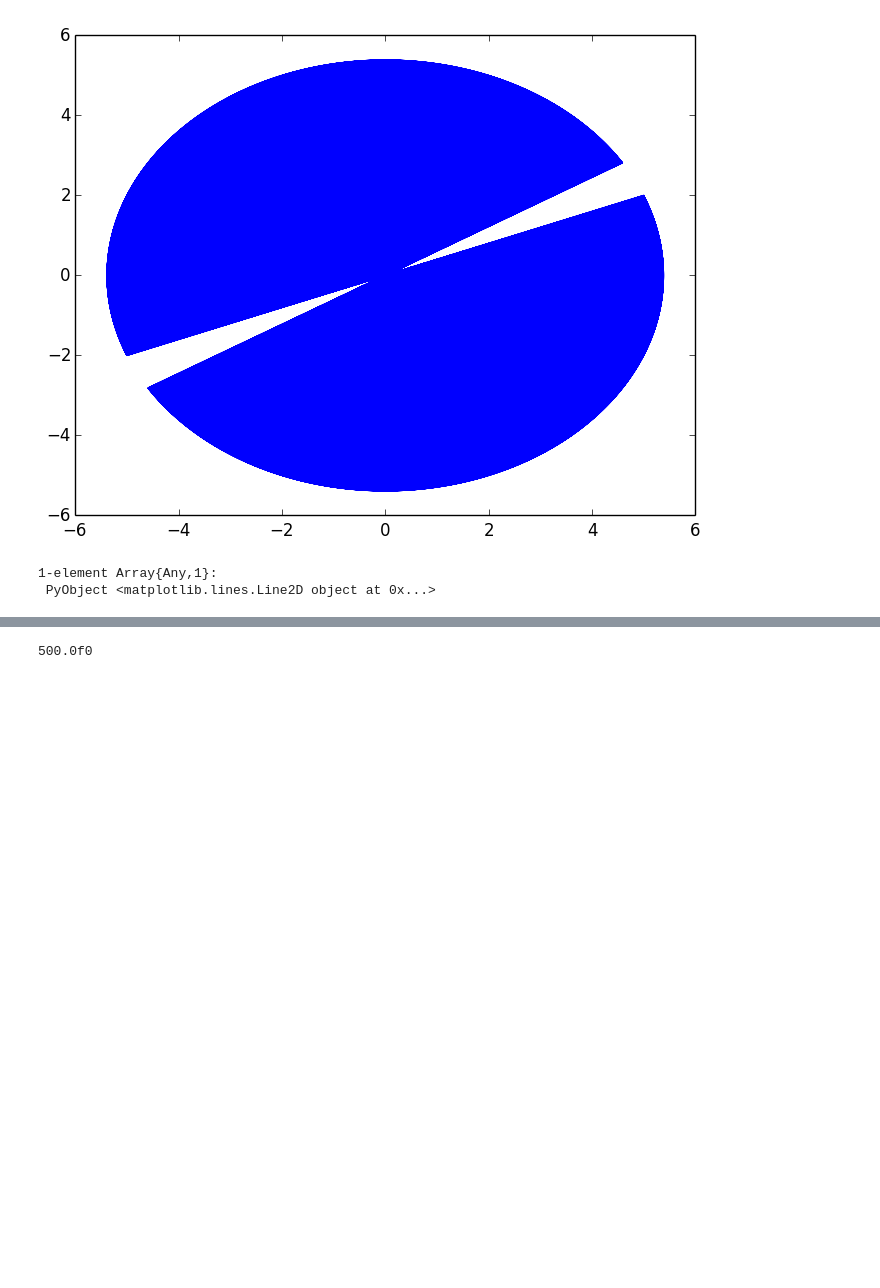
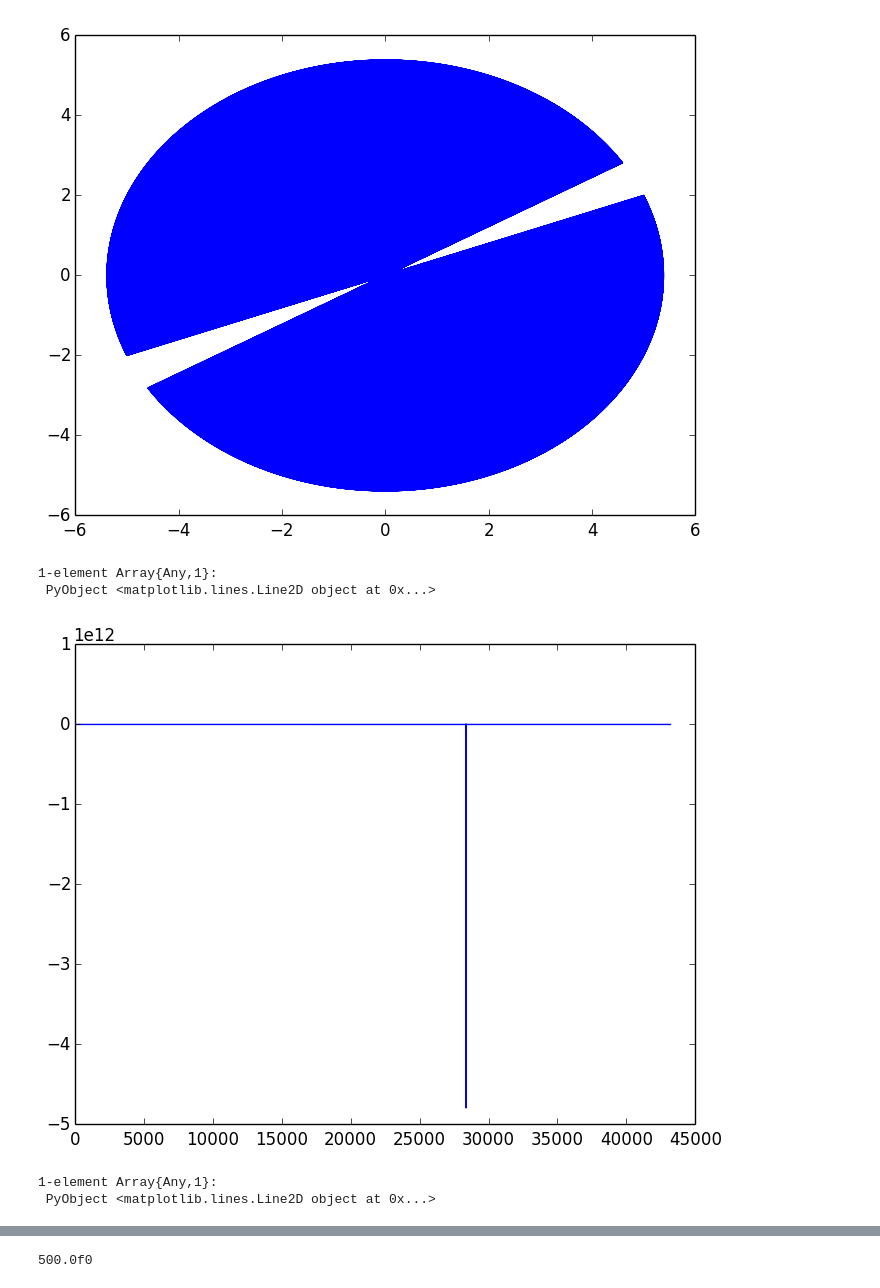
Before and after one commit to GX-Calva-Garcia/Proyecto-Final, a Jupyter notebook: pendulo.ipynb, the cells around one changed output, grey strips where cells are left out. Saved outputs shown, nothing was run; the diff lists cells and outputs as text; code cells hidden in the pictures; blank space fills up the shorter version.

```diff
--- a/pendulo.ipynb
+++ b/pendulo.ipynb
@@ -351,3 +396,17 @@ plot(q2[:,1],q2[:,2])
 [figure]
 1-element Array{Any,1}:
  PyObject <matplotlib.lines.Line2D object at 0x...>
+# %%
+xs2 = q2[:,1];
+ys2 = q2[:,2];
+# %%
+Exc = zeros(length(xs2))
+for i in 1:length(xs2)
+    Exc[i] =((xs2[i]*xs2[i] - ys2[i]*ys2[i])/(xs2[i]*xs2[i])) #sqrt((xs2[i]^2 - ys2[i]^2)/ys2[i]^2)
+end
+# %%
+plot(t2,Exc)
+# %% [output]
+[figure, added]
+1-element Array{Any,1}:
+ PyObject <matplotlib.lines.Line2D object at 0x...>
```
Also changed, not shown: parts of 34 cells of this notebook.
